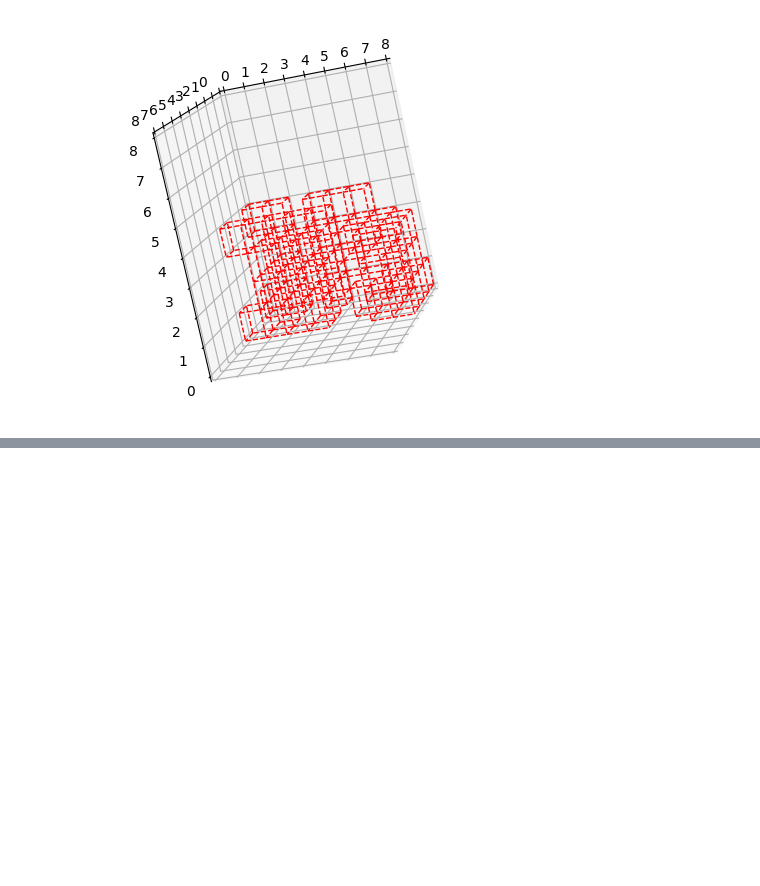
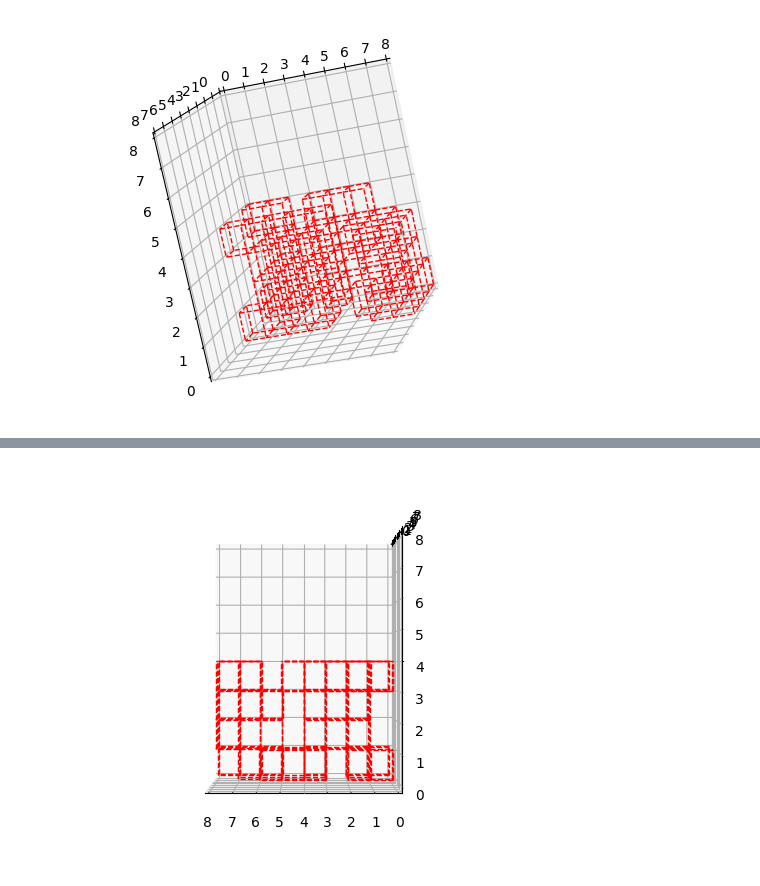
Before and after one commit to gigatskhondia/gigala, a Jupyter notebook: gigala/topology/topology_optimiz/mult_env_rl/pseudo_3d_solid_gen_v1i2_4x4x8_visualization.ipynb, the cells around one changed output, grey strips where cells are left out. Drawn from its saved outputs; the diff is of its cells as text; code cells hidden in the pictures; blank space fills up the shorter version.

```diff
--- a/gigala/topology/topology_optimiz/mult_env_rl/pseudo_3d_solid_gen_v1i2_4x4x8_visualization.ipynb
+++ b/gigala/topology/topology_optimiz/mult_env_rl/pseudo_3d_solid_gen_v1i2_4x4x8_visualization.ipynb
@@ -1197,0 +1202,4 @@ draw(coord, elcon0,15,80,-80,'red')
+# %%
+draw(coord, elcon0, 0, 0, 90, 'red')
+# %% [output]
+[figure, added]
```
Also changed, not shown: parts of 3 cells of this notebook.
